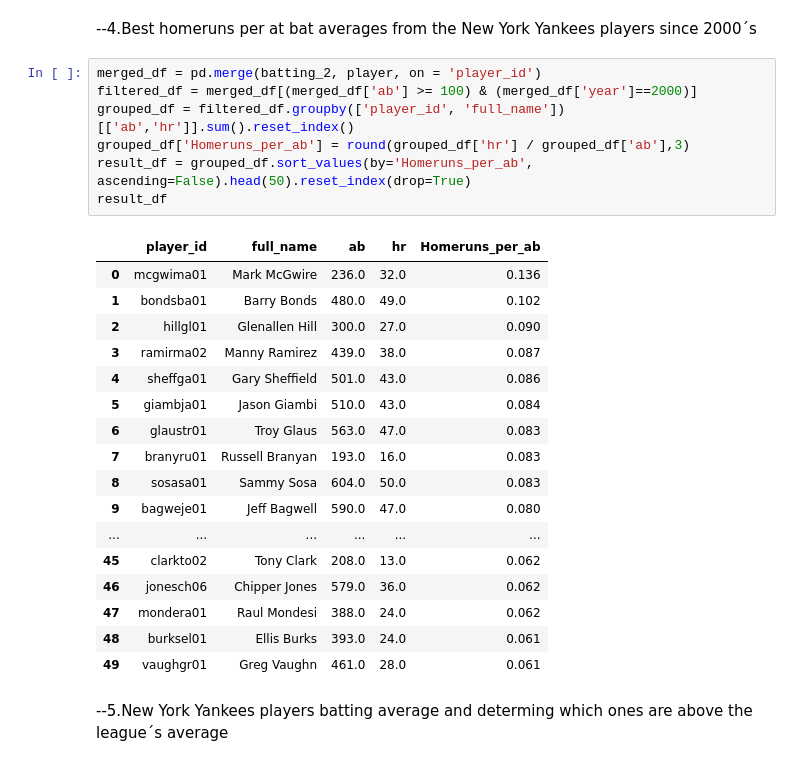
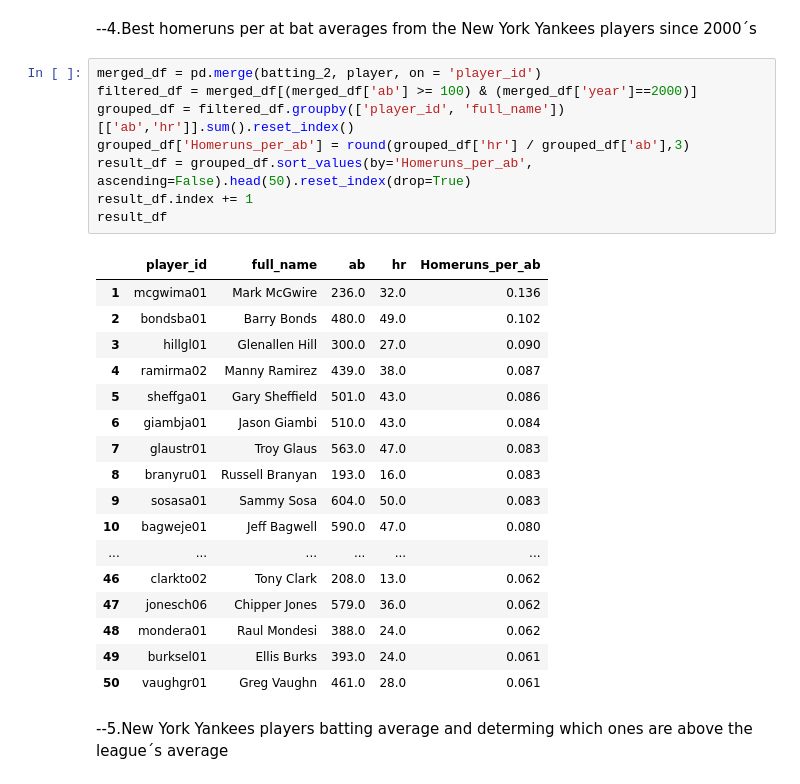
Before and after one commit to VicenteBlasini/MLB-Database-Analysis, a Jupyter notebook: Python/Pandas.ipynb, the cells around one changed output. Saved outputs shown, nothing was run; the diff lists cells and outputs as text.

```diff
--- a/Python/Pandas.ipynb
+++ b/Python/Pandas.ipynb
@@ -129,28 +131,29 @@ See the caveats in the documentation: https://pandas.pydata.org/pandas-docs/stab
 # %%
 merged_df = pd.merge(batting_2, player, on = 'player_id')
 filtered_df = merged_df[(merged_df['ab'] >= 100) & (merged_df['year']==2000)]
 grouped_df = filtered_df.groupby(['player_id', 'full_name'])[['ab','hr']].sum().reset_index()
 grouped_df['Homeruns_per_ab'] = round(grouped_df['hr'] / grouped_df['ab'],3)
 result_df = grouped_df.sort_values(by='Homeruns_per_ab', ascending=False).head(50).reset_index(drop=True)
+result_df.index += 1
 result_df
 # %% [output]
 |  | player_id | full_name | ab | hr | Homeruns_per_ab |
-| 0 | mcgwima01 | Mark McGwire | 236.0 | 32.0 | 0.136 |
-| 1 | bondsba01 | Barry Bonds | 480.0 | 49.0 | 0.102 |
-| 2 | hillgl01 | Glenallen Hill | 300.0 | 27.0 | 0.090 |
-| 3 | ramirma02 | Manny Ramirez | 439.0 | 38.0 | 0.087 |
-| 4 | sheffga01 | Gary Sheffield | 501.0 | 43.0 | 0.086 |
-| 5 | giambja01 | Jason Giambi | 510.0 | 43.0 | 0.084 |
-| 6 | glaustr01 | Troy Glaus | 563.0 | 47.0 | 0.083 |
-| 7 | branyru01 | Russell Branyan | 193.0 | 16.0 | 0.083 |
-| 8 | sosasa01 | Sammy Sosa | 604.0 | 50.0 | 0.083 |
-| 9 | bagweje01 | Jeff Bagwell | 590.0 | 47.0 | 0.080 |
+| 1 | mcgwima01 | Mark McGwire | 236.0 | 32.0 | 0.136 |
+| 2 | bondsba01 | Barry Bonds | 480.0 | 49.0 | 0.102 |
+| 3 | hillgl01 | Glenallen Hill | 300.0 | 27.0 | 0.090 |
+| 4 | ramirma02 | Manny Ramirez | 439.0 | 38.0 | 0.087 |
+| 5 | sheffga01 | Gary Sheffield | 501.0 | 43.0 | 0.086 |
+| 6 | giambja01 | Jason Giambi | 510.0 | 43.0 | 0.084 |
+| 7 | glaustr01 | Troy Glaus | 563.0 | 47.0 | 0.083 |
+| 8 | branyru01 | Russell Branyan | 193.0 | 16.0 | 0.083 |
+| 9 | sosasa01 | Sammy Sosa | 604.0 | 50.0 | 0.083 |
+| 10 | bagweje01 | Jeff Bagwell | 590.0 | 47.0 | 0.080 |
 | ... | ... | ... | ... | ... | ... |
-| 45 | clarkto02 | Tony Clark | 208.0 | 13.0 | 0.062 |
-| 46 | jonesch06 | Chipper Jones | 579.0 | 36.0 | 0.062 |
-| 47 | mondera01 | Raul Mondesi | 388.0 | 24.0 | 0.062 |
-| 48 | burksel01 | Ellis Burks | 393.0 | 24.0 | 0.061 |
-| 49 | vaughgr01 | Greg Vaughn | 461.0 | 28.0 | 0.061 |
+| 46 | clarkto02 | Tony Clark | 208.0 | 13.0 | 0.062 |
+| 47 | jonesch06 | Chipper Jones | 579.0 | 36.0 | 0.062 |
+| 48 | mondera01 | Raul Mondesi | 388.0 | 24.0 | 0.062 |
+| 49 | burksel01 | Ellis Burks | 393.0 | 24.0 | 0.061 |
+| 50 | vaughgr01 | Greg Vaughn | 461.0 | 28.0 | 0.061 |
 # %% [markdown]
 --5.New York Yankees players batting average and determing which ones are above the league´s average
 # %%
```
Also changed, not shown: parts of 7 cells of this notebook, 2 other files.
